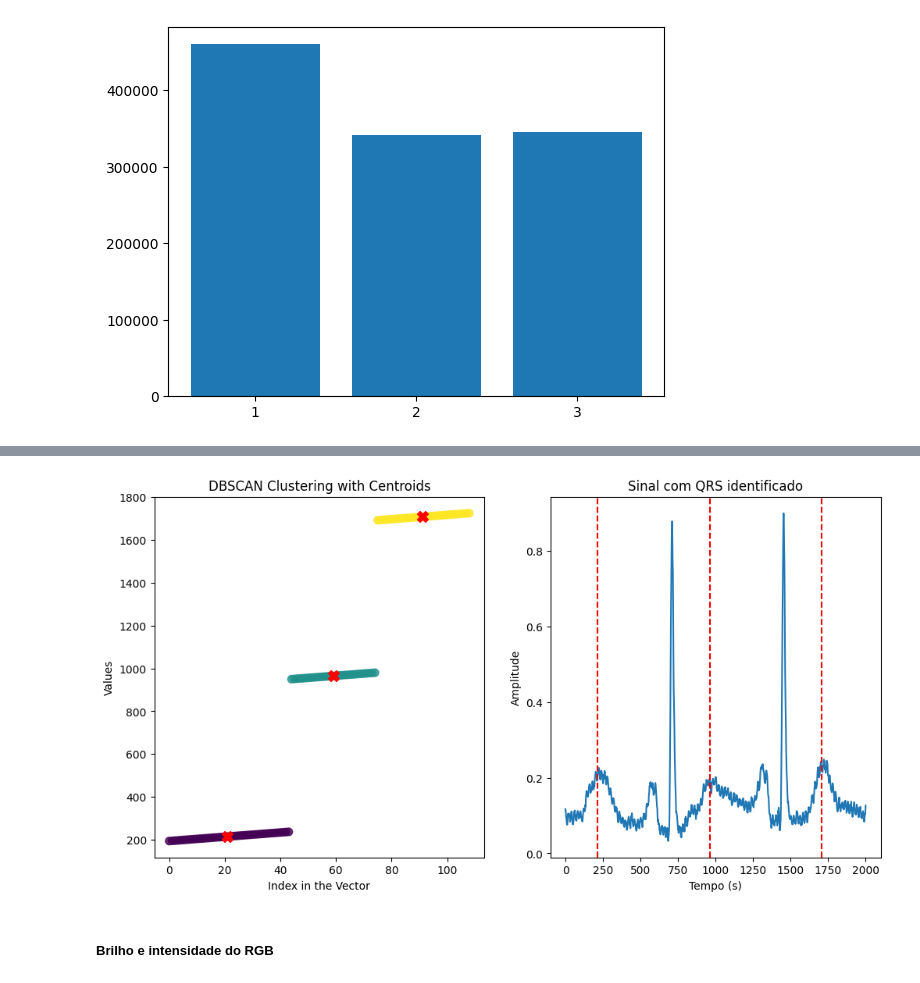
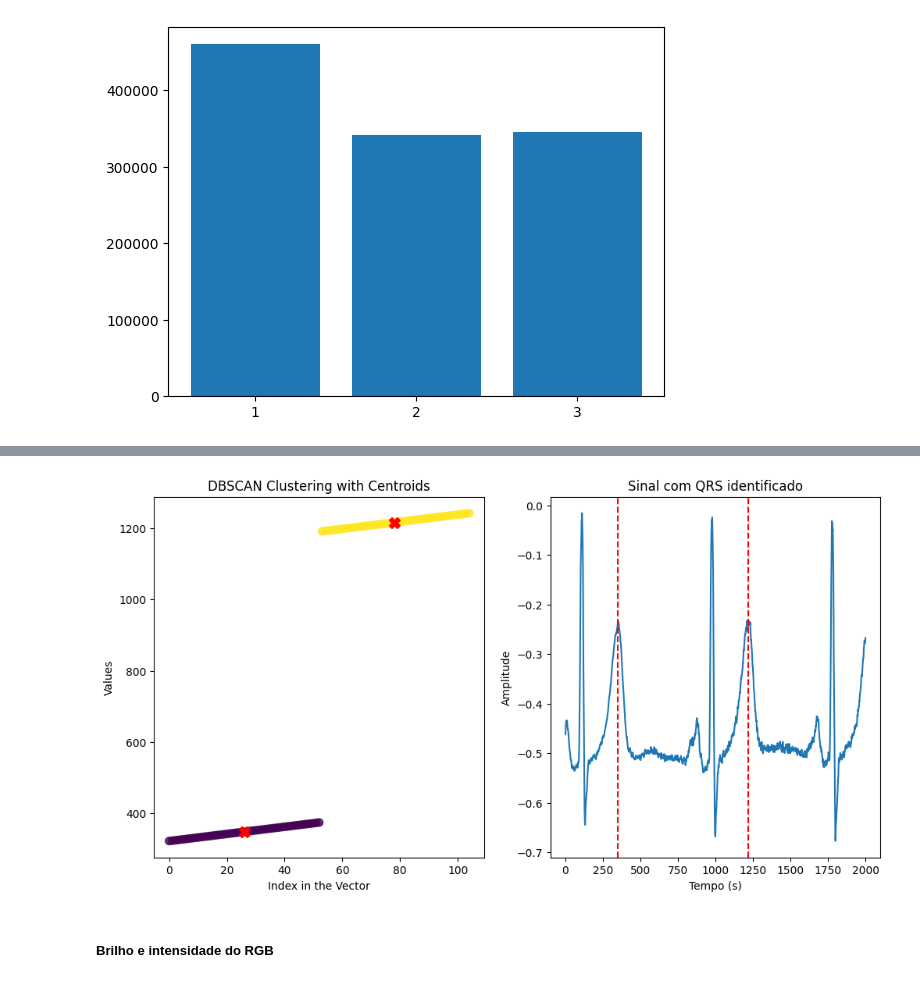
Before and after one commit to Ni-cole17/PTB-Diagnostic-Visualization, a Jupyter notebook: segment.ipynb, the cells around one changed output, grey strips where cells are left out. Drawn from its saved outputs; the diff is of its cells as text; code cells hidden in the pictures.

```diff
--- a/segment.ipynb
+++ b/segment.ipynb
@@ -420,8 +448,8 @@ def cluster_image_kmeans(image, n_clusters=4):
     return labels_reshaped
 # %%
 ## New object
-patient = 'patient043'
-record = 's0141lre'
+patient = 'patient105'
+record = 's0303lre'
 pat0 = ECG_distance_matrix(patient, record)
 pat0_sign, _ = pat0.get_signal()
 matrix_dist_0 = pat0.get_distance_matrix(pat0_sign,4544,6544)
@@ -592,8 +620,8 @@ sums = []
 ## Turn to one channel
 masks_bests_proc = np.array(masks_bests_proc)
 masks_bests_proc_gray = np.array([cv2.cvtColor(float_to_unint(m), cv2.COLOR_RGB2GRAY) for m in masks_bests_proc])
-for i in range(masks_bests_proc_gray[0].shape[0]):
-    sums.append(sum(masks_bests_proc_gray[0][i]))
+for i in range(masks_bests_proc_gray[1].shape[0]):
+    sums.append(sum(masks_bests_proc_gray[1][i]))
 plt.plot(sums)
 ## Plot a line on 75% of max value
 plt.axhline(y=max(sums)*0.85, color='r', linestyle='--')
@@ -609,8 +633,8 @@ masks_bests_proc_gray.shape
 peaks = []
 first_last = {}
 limiar = max(sums)*0.85
-for i in range(masks_bests_proc_gray[0].shape[0]):
-    if sum(masks_bests_proc_gray[0][:, i]) > limiar:
+for i in range(masks_bests_proc_gray[1].shape[0]):
+    if sum(masks_bests_proc_gray[1][:, i]) > limiar:
         peaks.append(i)
 
 # Data vector
@@ -637,34 +661,34 @@ for label in unique_labels:
 
 idxs = []
 for k in centroids:
     if len(np.where(data == int(k))[0]) > 0:
         idxs.append(np.where(data == int(k))[0])
     else:
         ## If there is no value equal to k, get the closest value
         closest_index = np.argmin(np.abs(data - k))
         idxs.append(np.array([closest_index]))
 
 
 fig, (ax1,ax2) = plt.subplots(1,2,figsize=(12, 6))
 sign_0 = pat0_sign[4544:6544]
 # Plot the results with centroids
 ax1.scatter(range(len(data)), data, c=labels, cmap='viridis', s=50, alpha=0.8)
 ax1.scatter(idxs, [data[i] for i in idxs], marker='X', color='red', s=100)
 ax1.set_title('DBSCAN Clustering with Centroids')
 ax1.set_xlabel('Index in the Vector')
 ax1.set_ylabel('Values')
 
 ## Plot centroids with a line on signal
 t = np.linspace(0, len(sign_0), len(sign_0))
 ax2.plot(t, sign_0[:,0], label='Sinal original')
 for i in centroids:
     ax2.axvline(x=i, color='r', linestyle='--')
 ax2.set_title('Sinal com QRS identificado')
 ax2.set_xlabel('Tempo (s)')
 ax2.set_ylabel('Amplitude')
 plt.show()
 # %% [output]
-[figure, old version]
+[figure, new version]
 # %% [markdown]
 ##### Brilho e intensidade do RGB
 # %%
```
Also changed, not shown: parts of 14 cells of this notebook, 1 other file.
